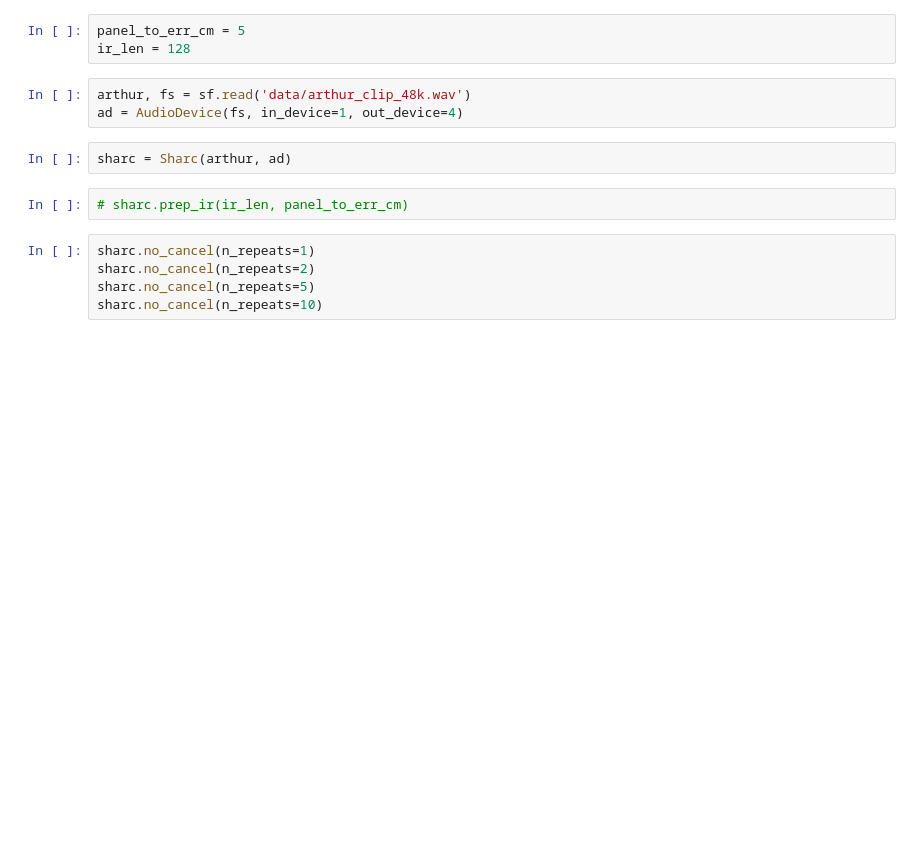
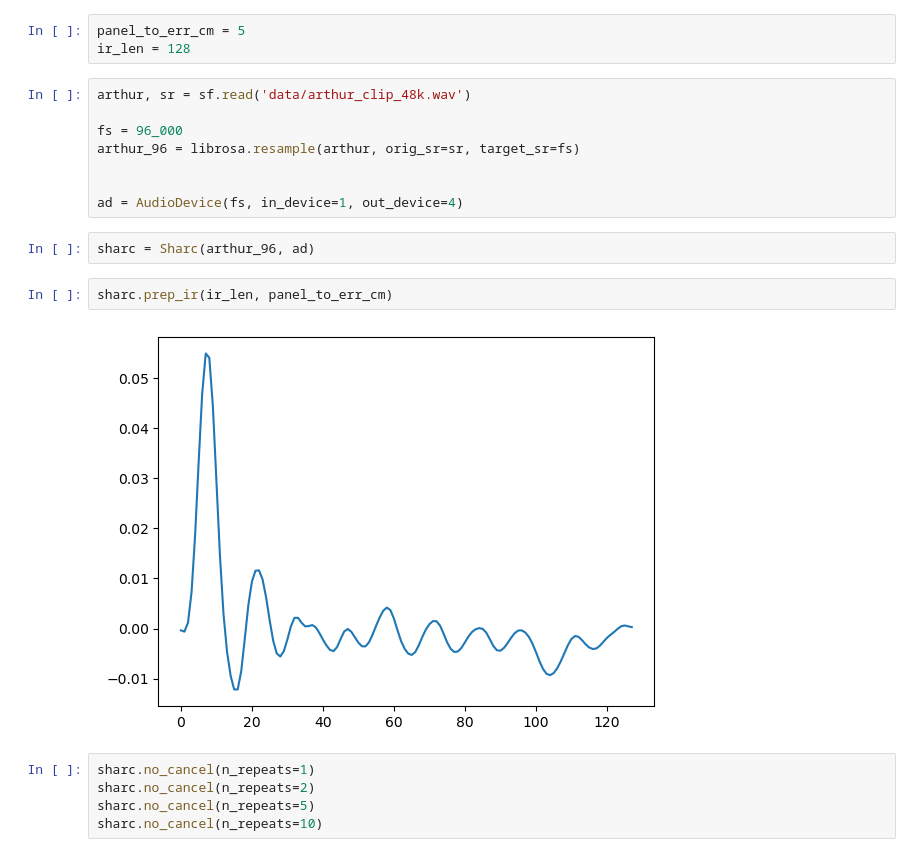
Before and after one commit to bowerirn/Reverb-Control, a Jupyter notebook: experiments/SHARC_cancel_test.ipynb, the cells around one changed output. Saved outputs shown, nothing was run; the diff lists cells and outputs as text; blank space fills up the shorter version.

```diff
--- a/experiments/SHARC_cancel_test.ipynb
+++ b/experiments/SHARC_cancel_test.ipynb
@@ -29,12 +30,19 @@ print(sd.query_devices())
 panel_to_err_cm = 5
 ir_len = 128
 # %%
-arthur, fs = sf.read('data/arthur_clip_48k.wav')
+arthur, sr = sf.read('data/arthur_clip_48k.wav')
+
+fs = 96_000
+arthur_96 = librosa.resample(arthur, orig_sr=sr, target_sr=fs)
+
+
 ad = AudioDevice(fs, in_device=1, out_device=4)
 # %%
-sharc = Sharc(arthur, ad)
+sharc = Sharc(arthur_96, ad)
 # %%
-# sharc.prep_ir(ir_len, panel_to_err_cm)
+sharc.prep_ir(ir_len, panel_to_err_cm)
+# %% [output]
+[figure, added]
 # %%
 sharc.no_cancel(n_repeats=1)
 sharc.no_cancel(n_repeats=2)
```
Also changed, not shown: parts of 2 cells of this notebook, 20 other files.
